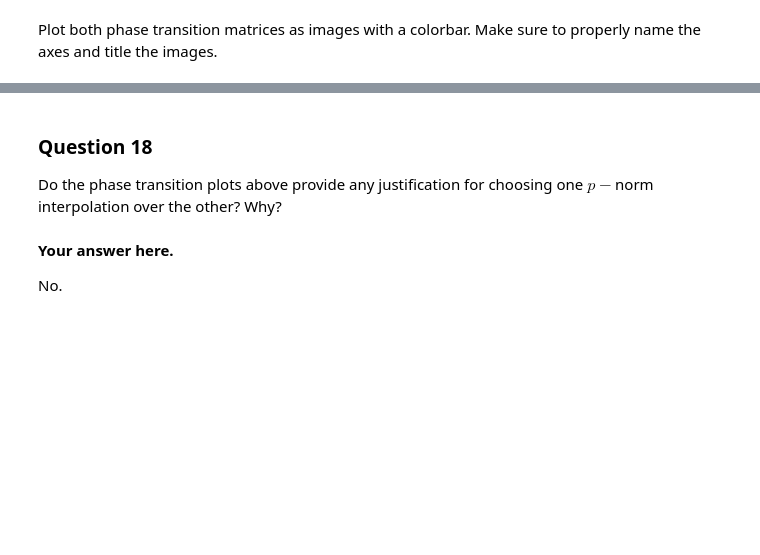
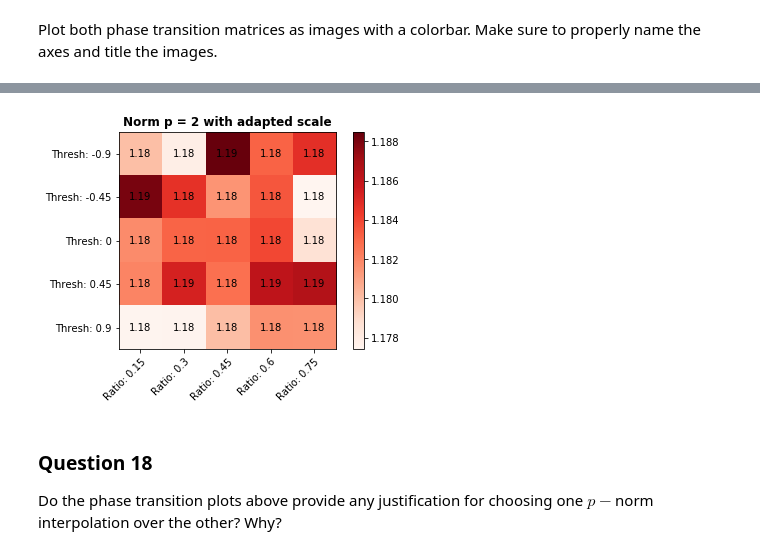
Before and after one commit to illorens/NTDS, a Jupyter notebook: 4_graph_signal_processing.ipynb, the cells around one changed output, grey strips where cells are left out. Cells and saved outputs as stored; diff of their text form; code cells hidden in the pictures; blank space fills up the shorter version.

```diff
--- a/4_graph_signal_processing.ipynb
+++ b/4_graph_signal_processing.ipynb
@@ -995,8 +997,35 @@ plt.show()
+# %%
+fig, ax = plt.subplots()
+
+min_data = np.min(pt_matrix_2norm)
+max_data = np.max(pt_matrix_2norm)
+
+im = ax.imshow(pt_matrix_2norm, vmin=min_data, vmax=max_data, cmap='Reds')
+
+# We want to show all ticks...
+ax.set_xticks(np.arange(len(names_x)))
+ax.set_yticks(np.arange(len(names_y)))
+# ... and label them with the respective list entries
+ax.set_xticklabels(names_x)
+ax.set_yticklabels(names_y)
+
+# Rotate the tick labels and set their alignment.
+plt.setp(ax.get_xticklabels(), rotation=45, ha="right",
+         rotation_mode="anchor")
+
+# Loop over data dimensions and create text annotations.
+for i in range(len(names_y)):
+    for j in range(len(names_x)):
+        string = "{0:.2f}".format(pt_matrix_2norm[i, j])
+        text = ax.text(j, i, string,
+                       ha="center", va="center", color="black")
+
+ax.set_title('Norm p = 2 with adapted scale', fontweight='bold')
+fig.colorbar(im)
+plt.show()
+# %% [output]
+[figure, added]
 # %% [markdown]
 ### Question 18
 
 Do the phase transition plots above provide any justification for choosing one $p-$norm interpolation over the other? Why?
-# %% [markdown]
-**Your answer here.**
-
-No.
```
Also changed, not shown: parts of 11 cells of this notebook.
